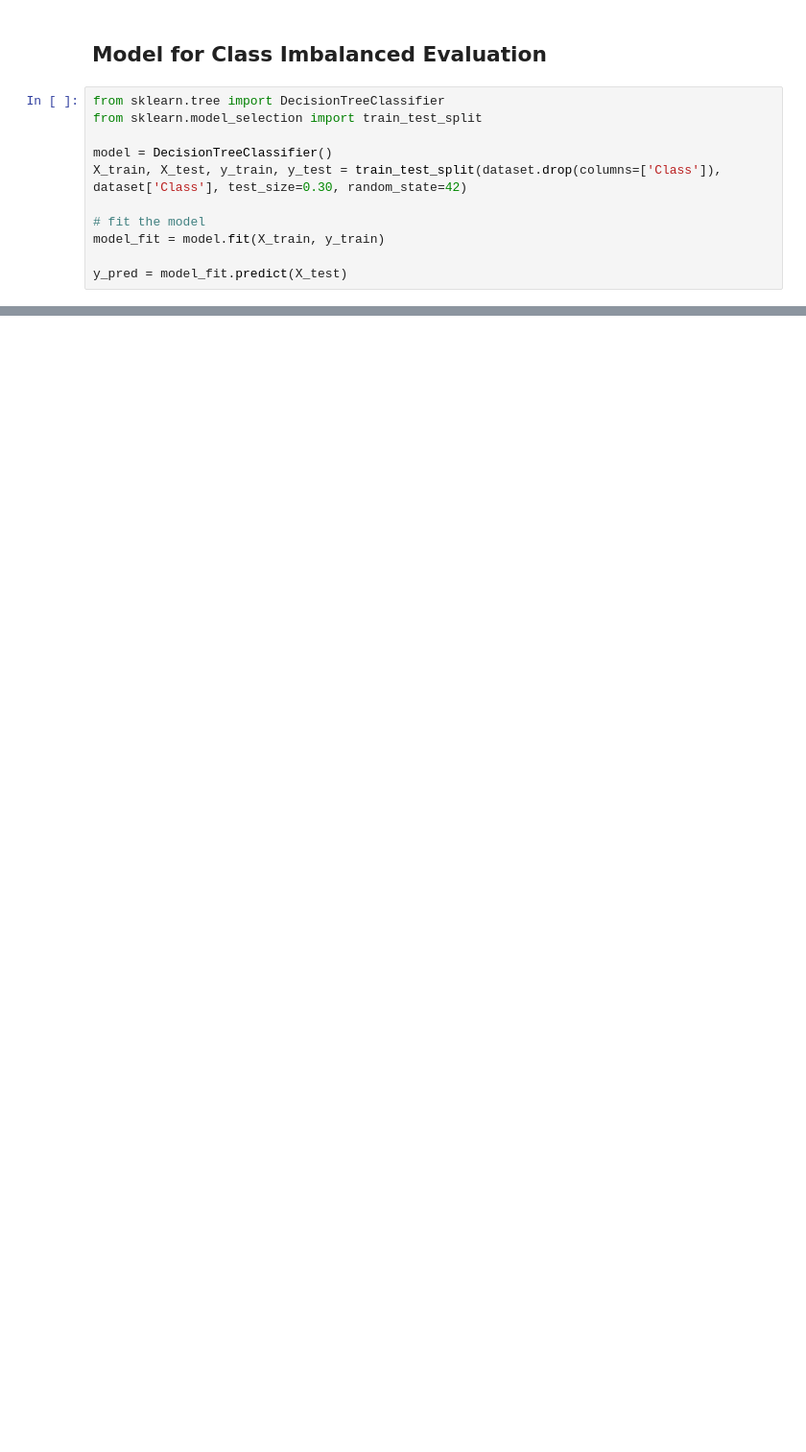
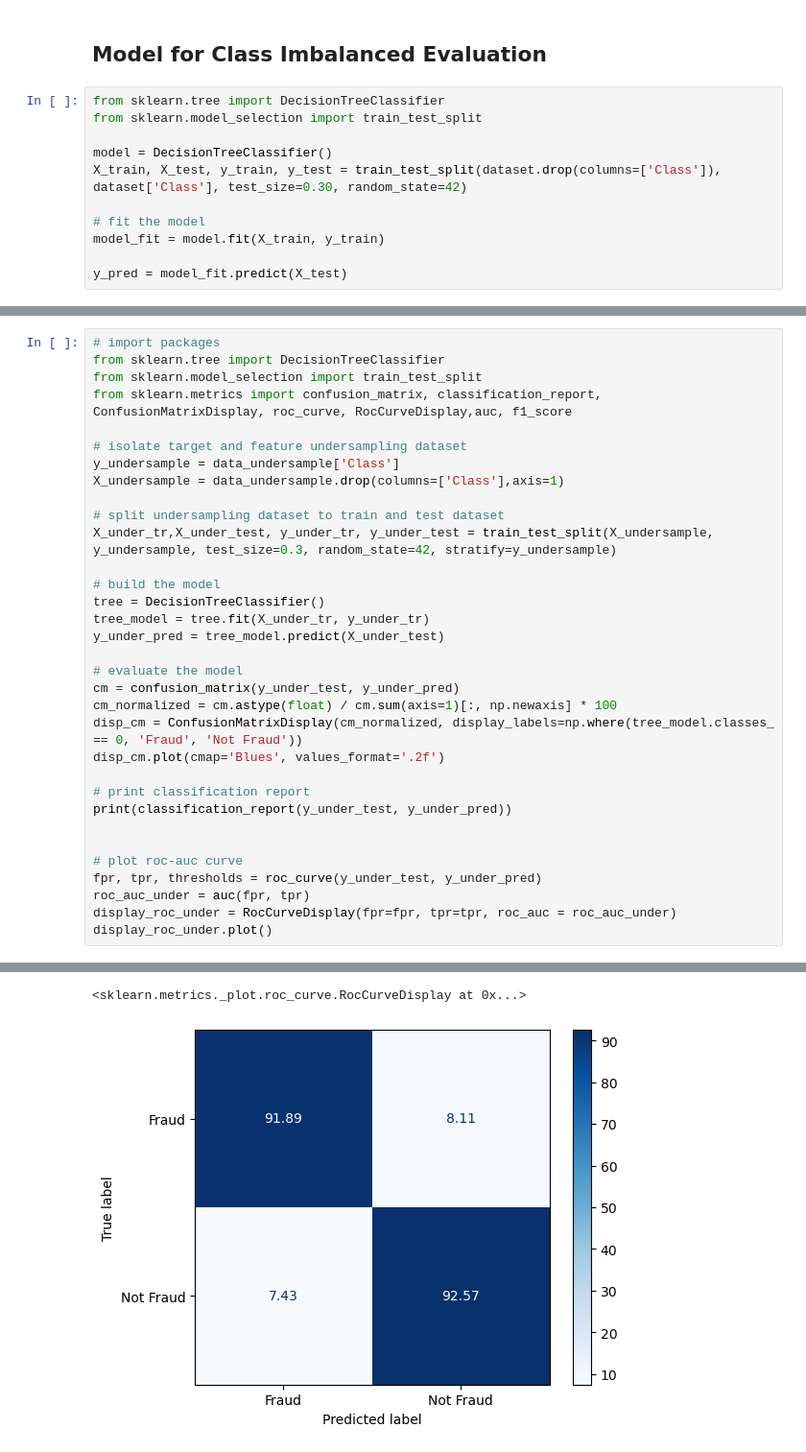
Before and after one commit to adisetiawannn/datascience_python, a Jupyter notebook: data_science_with_python/data_preprocessing/class_imbalance.ipynb, the cells around one changed output, grey strips where cells are left out. Shown at 96% size. Drawn from its saved outputs; the diff is of its cells as text; blank space fills up the shorter version.

```diff
--- a/data_science_with_python/data_preprocessing/class_imbalance.ipynb
+++ b/data_science_with_python/data_preprocessing/class_imbalance.ipynb
@@ -112,0 +207,34 @@ disp_cm.plot(cmap='Greens', values_format='.2f')
+# %%
+# import packages
+from sklearn.tree import DecisionTreeClassifier
+from sklearn.model_selection import train_test_split
+from sklearn.metrics import confusion_matrix, classification_report, ConfusionMatrixDisplay, roc_curve, RocCurveDisplay,auc, f1_score
+
+# isolate target and feature undersampling dataset
+y_undersample = data_undersample['Class']
+X_undersample = data_undersample.drop(columns=['Class'],axis=1)
+
+# split undersampling dataset to train and test dataset
+X_under_tr,X_under_test, y_under_tr, y_under_test = train_test_split(X_undersample, y_undersample, test_size=0.3, random_state=42, stratify=y_undersample)
+
+# build the model
+tree = DecisionTreeClassifier()
+tree_model = tree.fit(X_under_tr, y_under_tr)
+y_under_pred = tree_model.predict(X_under_test)
+
+# evaluate the model
+cm = confusion_matrix(y_under_test, y_under_pred)
+cm_normalized = cm.astype(float) / cm.sum(axis=1)[:, np.newaxis] * 100
+disp_cm = ConfusionMatrixDisplay(cm_normalized, display_labels=np.where(tree_model.classes_ == 0, 'Fraud', 'Not Fraud'))
+disp_cm.plot(cmap='Blues', values_format='.2f')
+
+# print classification report
+print(classification_report(y_under_test, y_under_pred))
+
+
+# plot roc-auc curve
+fpr, tpr, thresholds = roc_curve(y_under_test, y_under_pred)
+roc_auc_under = auc(fpr, tpr)
+display_roc_under = RocCurveDisplay(fpr=fpr, tpr=tpr, roc_auc = roc_auc_under)
+display_roc_under.plot()
+# %% [output]
@@ -112,0 +249,2 @@ disp_cm.plot(cmap='Greens', values_format='.2f')
+<sklearn.metrics._plot.roc_curve.RocCurveDisplay at 0x...>
+[figure, added]
```
Also changed, not shown: parts of 12 cells of this notebook.
